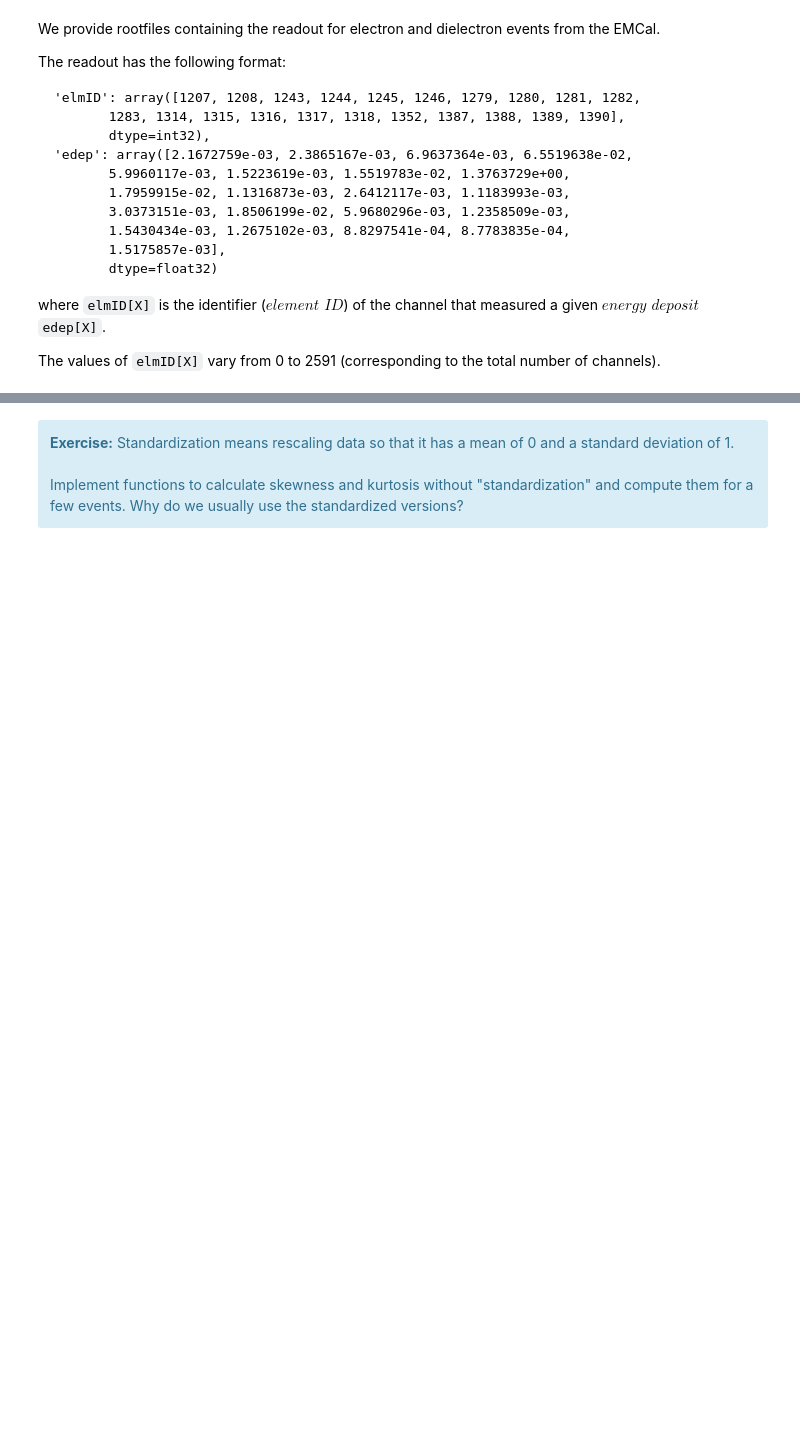
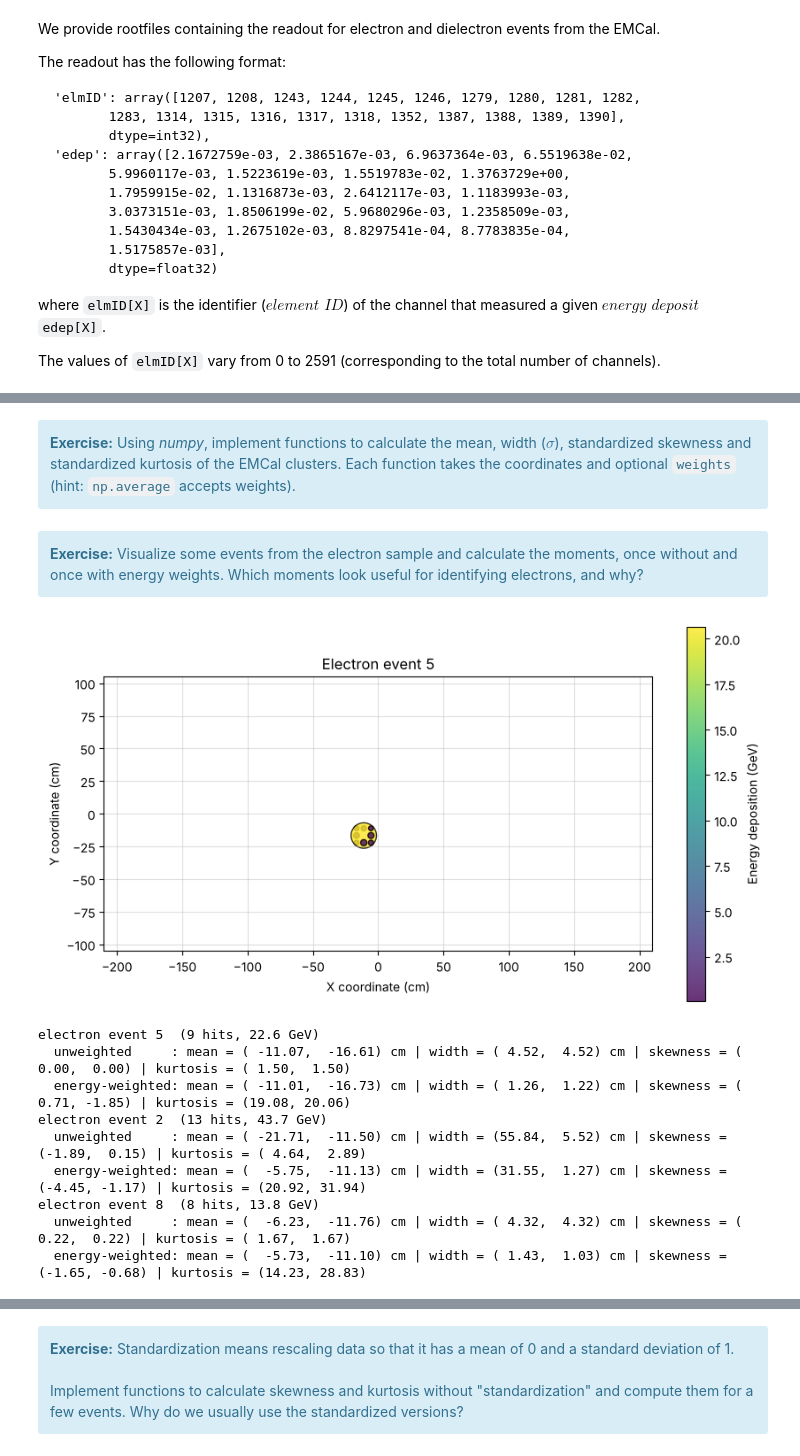
Before and after one commit to dowlingwong/EMCal_exercise, a Jupyter notebook: notebooks/exercise03/Exercise03_Solutions.ipynb, the cells around one changed output, grey strips where cells are left out. Drawn from its saved outputs; the diff is of its cells as text; code cells hidden in the pictures; blank space fills up the shorter version.

```diff
--- a/notebooks/exercise03/Exercise03_Solutions.ipynb
+++ b/notebooks/exercise03/Exercise03_Solutions.ipynb
@@ -601,0 +509,5 @@ Kurtosis: 2.070439400249896,2.01415
+# %% [markdown]
+<div class="alert alert-info">
+<strong>Exercise:</strong>
+Using <i>numpy</i>, implement functions to calculate the mean, width ($\sigma$), standardized skewness and standardized kurtosis of the EMCal clusters. Each function takes the coordinates and optional <code>weights</code> (hint: <code>np.average</code> accepts weights).
+</div>
@@ -601,0 +537,32 @@ Kurtosis: 2.070439400249896,2.01415
+# %% [markdown]
+<div class="alert alert-info">
+<strong>Exercise:</strong>
+Visualize some events from the electron sample and calculate the moments, once without and once with energy weights. Which moments look useful for identifying electrons, and why?
+</div>
+# %%
+def print_moments(coordinates, energies, label=''):
+    x, y = coordinates[:, 0], coordinates[:, 1]
+    print(f'{label}  ({len(x)} hits, {np.sum(energies):.1f} GeV)')
+    for name, w in [('unweighted     ', None), ('energy-weighted', energies)]:
+        print(f'  {name}: mean = ({f_mean(x, w):7.2f}, {f_mean(y, w):7.2f}) cm | width = ({f_width(x, w):5.2f}, {f_width(y, w):5.2f}) cm'
+              f' | skewness = ({f_skewness(x, w):5.2f}, {f_skewness(y, w):5.2f}) | kurtosis = ({f_kurtosis(x, w):5.2f}, {f_kurtosis(y, w):5.2f})')
+
+
+for i in [5, 2, 8]:
+    elmID, edep = ex3.get_hit_data('electron', i)
+    edep = edep / ex3.sfc
+    coordinates = channel_to_spatial_coordinates(elmID)
+    if i == 5:
+        plot_spatial_energy_matrix(coordinates, edep, title='Electron event 5')
+    print_moments(coordinates, edep, label=f'electron event {i}')
+# %% [output]
+[figure, added]
+electron event 5  (9 hits, 22.6 GeV)
+  unweighted     : mean = ( -11.07,  -16.61) cm | width = ( 4.52,  4.52) cm | skewness = ( 0.00,  0.00) | kurtosis = ( 1.50,  1.50)
+  energy-weighted: mean = ( -11.01,  -16.73) cm | width = ( 1.26,  1.22) cm | skewness = ( 0.71, -1.85) | kurtosis = (19.08, 20.06)
+electron event 2  (13 hits, 43.7 GeV)
+  unweighted     : mean = ( -21.71,  -11.50) cm | width = (55.84,  5.52) cm | skewness = (-1.89,  0.15) | kurtosis = ( 4.64,  2.89)
+  energy-weighted: mean = (  -5.75,  -11.13) cm | width = (31.55,  1.27) cm | skewness = (-4.45, -1.17) | kurtosis = (20.92, 31.94)
+electron event 8  (8 hits, 13.8 GeV)
+  unweighted     : mean = (  -6.23,  -11.76) cm | width = ( 4.32,  4.32) cm | skewness = ( 0.22,  0.22) | kurtosis = ( 1.67,  1.67)
+  energy-weighted: mean = (  -5.73,  -11.10) cm | width = ( 1.43,  1.03) cm | skewness = (-1.65, -0.68) | kurtosis = (14.23, 28.83)
```
Also changed, not shown: parts of 208 cells of this notebook, 23 other files.
